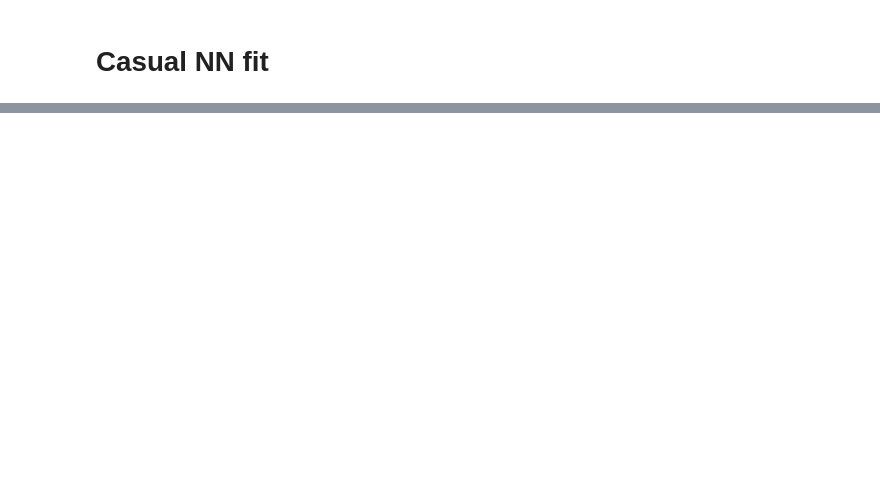
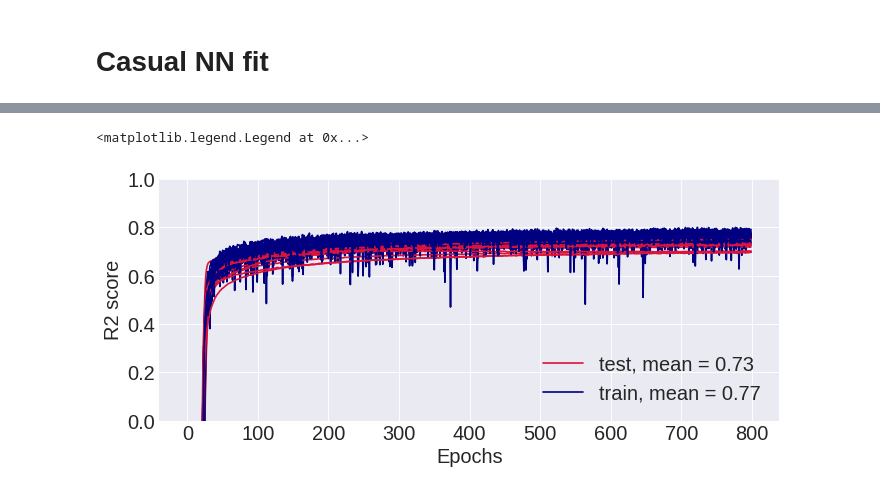
Before and after one commit to asdfbat/FYS-STK4155, a Jupyter notebook: Project2/src/world_happiness_NN_TF.ipynb, the cells around one changed output, grey strips where cells are left out. Drawn from its saved outputs; the diff is of its cells as text; code cells hidden in the pictures; blank space fills up the shorter version.

```diff
--- a/Project2/src/world_happiness_NN_TF.ipynb
+++ b/Project2/src/world_happiness_NN_TF.ipynb
@@ -218,11 +215,10 @@ plt.tight_layout()
 # %%
-opti = optimizers.Adam(amsgrad=True, lr=0.0001)
+opti = optimizers.SGD(lr=1e-3)#optimizers.Adam(amsgrad=True, lr=1e-3)
 def nn_reg():
     model = Sequential()
-    model.add(Dense(2, input_shape=(nr_params,), activation="relu", kernel_initializer='random_uniform'))
-    for i in range(4 - 1):
-        model.add(Dense(2, activation="relu", kernel_initializer='random_uniform'))
-    model.add(Dense(1, activation="linear", kernel_initializer='random_uniform'))
+    model.add(Dense(100, input_shape=(nr_params,), activation="relu", kernel_initializer='random_normal', kernel_regularizer=regularizers.l2(1e-2)))
+    model.add(Dense(100, activation="relu", kernel_initializer='random_normal', kernel_regularizer=regularizers.l2(1e-2)))
+    model.add(Dense(1, activation="linear", kernel_initializer='random_normal', kernel_regularizer=regularizers.l2(1e-2)))
     model.compile(optimizer=opti, loss="mean_squared_error",  metrics=["mse", r2_keras])
     return model
 nn_reg().summary()
@@ -238,20 +240,30 @@ def r2_keras(y_true, y_pred):
 # %%
-nr_averages = 40
-r2_NN = np.zeros(1)
-r22_NN = np.zeros(1)
-
+nr_averages = 15
 histories = []
 
 for i in trange(nr_averages):
-    reg = KerasRegressor(build_fn=nn_reg, batch_size=32, epochs=100, validation_split=0.1, verbose=0)
-
-    X_train, X_test, Y_train, Y_test = train_test_split(input_data, output_data, test_size=0.1)
+    X_train, X_test, Y_train, Y_test = train_test_split(input_data, output_data, test_size=0.3)
     Scaler = preprocessing.StandardScaler()
     X_train_scaled = Scaler.fit_transform(X_train)
     X_test_scaled = Scaler.transform(X_test)
 
+    reg = KerasRegressor(build_fn=nn_reg, batch_size=32, epochs=800, validation_data=(X_test_scaled, Y_test), verbose=0)
+
     history = reg.fit(X_train_scaled, Y_train)
     histories.append(history)
-# %%
-for i in range(nr_averages):
-    plt.plot(histories[i].history["val_r2_keras"])
+# %%
+mean_test_r2 = 0
+mean_train_r2 = 0
+for i in range(nr_averages):
+    plt.plot(histories[i].history["val_r2_keras"], c="crimson")
+    plt.plot(histories[i].history["r2_keras"], c="navy")
+    mean_test_r2 += histories[i].history["val_r2_keras"][-1]
+    mean_train_r2 += histories[i].history["r2_keras"][-1]
+
+plt.ylim(0, 1)
+plt.ylabel("R2 score")
+plt.xlabel("Epochs")
+plt.legend([f"test, mean = {mean_test_r2/nr_averages:.2f}", f"train, mean = {mean_train_r2/nr_averages:.2f}"], loc=4)
+# %% [output]
+<matplotlib.legend.Legend at 0x...>
+[figure, added]
```
Also changed, not shown: parts of 11 cells of this notebook, 6 other files.
